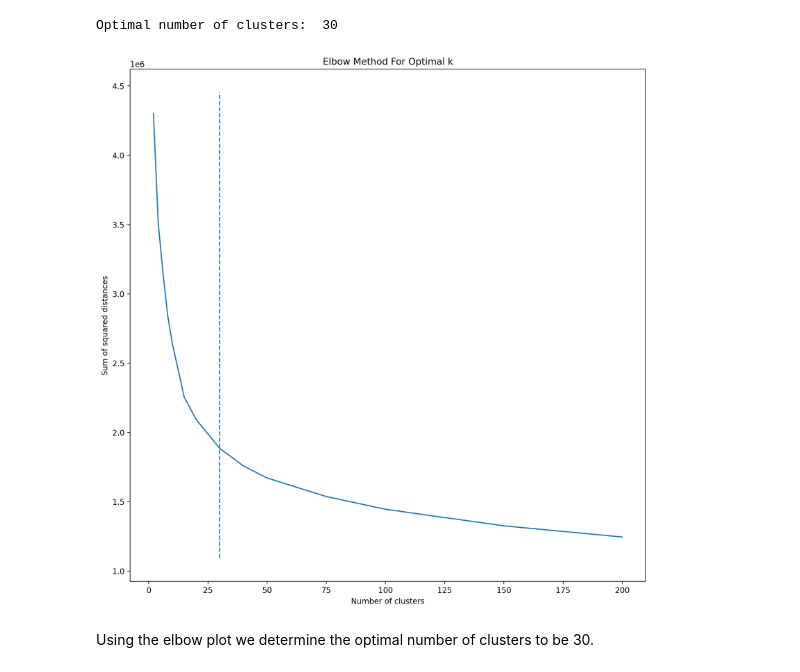
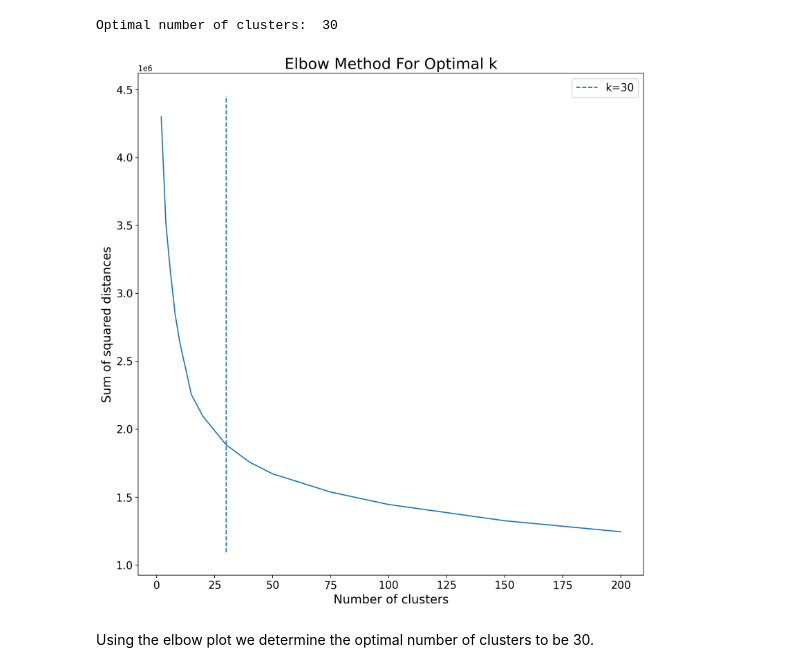
Before and after one commit to Abhimanyu210100/Retail_Marketing_Take_Home_Project, a Jupyter notebook: segmentation_model.ipynb, the cells around one changed output. Drawn from its saved outputs; the diff is of its cells as text; code cells hidden in the pictures.

```diff
--- a/segmentation_model.ipynb
+++ b/segmentation_model.ipynb
@@ -144,13 +144,16 @@ print('Optimal number of clusters: ', kn.elbow)
 Optimal number of clusters:  30
 # %%
 plt.plot(cluster_size, sum_of_squared_distances)
-plt.vlines(kn.knee, plt.ylim()[0], plt.ylim()[1], linestyles='dashed')
-plt.xlabel('Number of clusters')
-plt.ylabel('Sum of squared distances')
-plt.title('Elbow Method For Optimal k')
+plt.vlines(kn.knee, plt.ylim()[0], plt.ylim()[1], linestyles='dashed',label='k=30')
+plt.xlabel('Number of clusters',fontsize=16)
+plt.ylabel('Sum of squared distances',fontsize=16)
+plt.title('Elbow Method For Optimal k',fontsize=20)
+plt.xticks(fontsize=14)
+plt.yticks(fontsize=14)
+plt.legend(fontsize=14)
 plt.show()
 # %% [output]
-[figure, old version]
+[figure, new version]
 # %% [markdown]
 Using the elbow plot we determine the optimal number of clusters to be 30.
 # %% [markdown]
```
Also changed, not shown: parts of 1 cell of this notebook, 1 other file.
